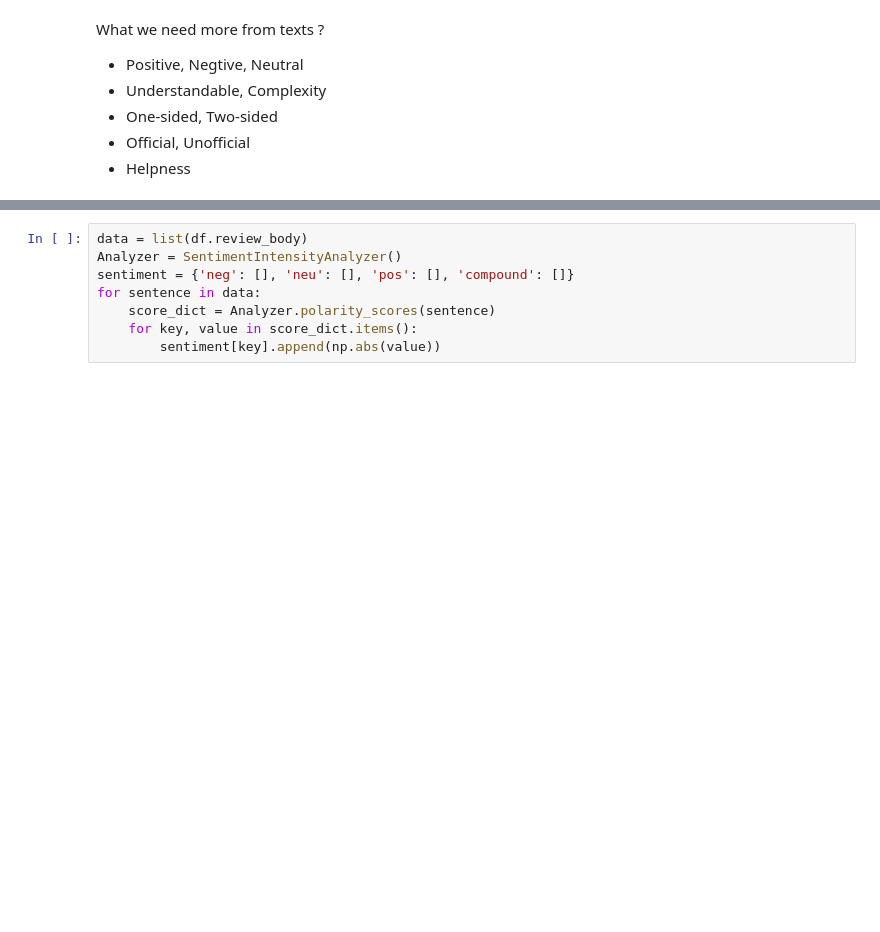
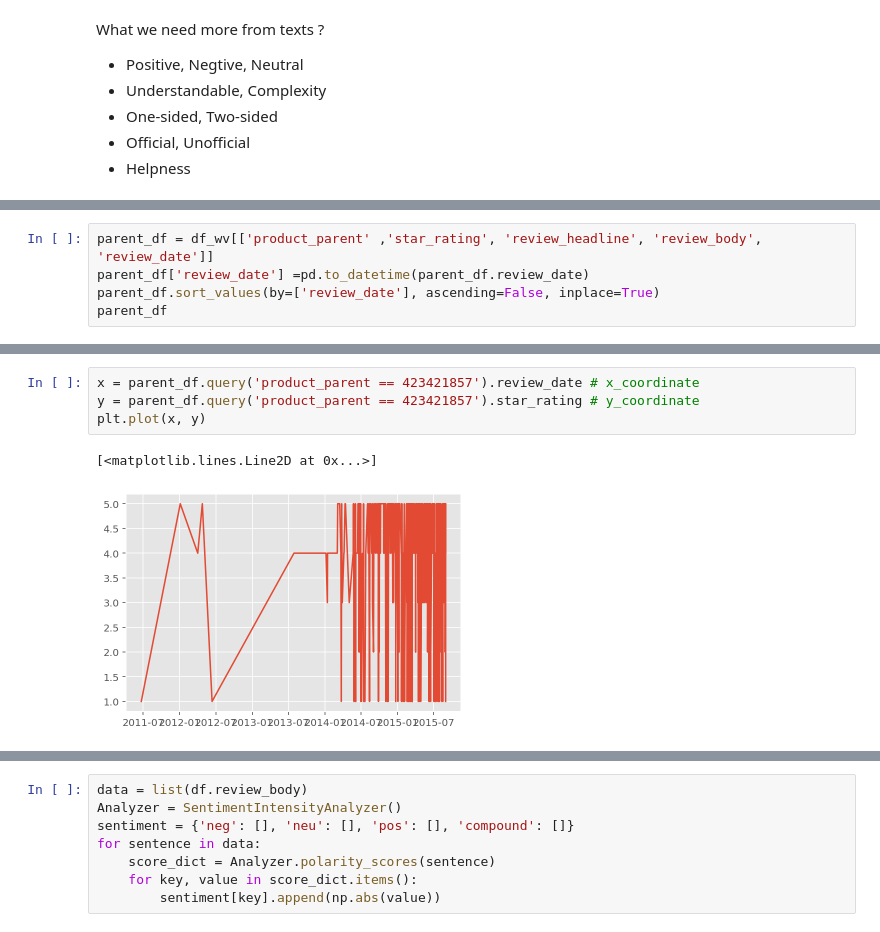
Before and after one commit to danielzhangau/Mathematical-Contest-in-Modeling, a Jupyter notebook: MCM-2020-Problem-C/try.ipynb, the cells around one changed output, grey strips where cells are left out. Saved outputs shown, nothing was run; the diff lists cells and outputs as text; blank space fills up the shorter version.

```diff
--- a/MCM-2020-Problem-C/try.ipynb
+++ b/MCM-2020-Problem-C/try.ipynb
@@ -245,0 +447,5 @@ What we need more from texts ?
+# %%
+parent_df = df_wv[['product_parent' ,'star_rating', 'review_headline', 'review_body', 'review_date']]
+parent_df['review_date'] =pd.to_datetime(parent_df.review_date)
+parent_df.sort_values(by=['review_date'], ascending=False, inplace=True)
+parent_df
@@ -245,0 +466,7 @@ What we need more from texts ?
+# %%
+x = parent_df.query('product_parent == 423421857').review_date # x_coordinate
+y = parent_df.query('product_parent == 423421857').star_rating # y_coordinate
+plt.plot(x, y)
+# %% [output]
+[<matplotlib.lines.Line2D at 0x...>]
+[figure, added]
```
Also changed, not shown: parts of 21 cells of this notebook, 1 other file.
